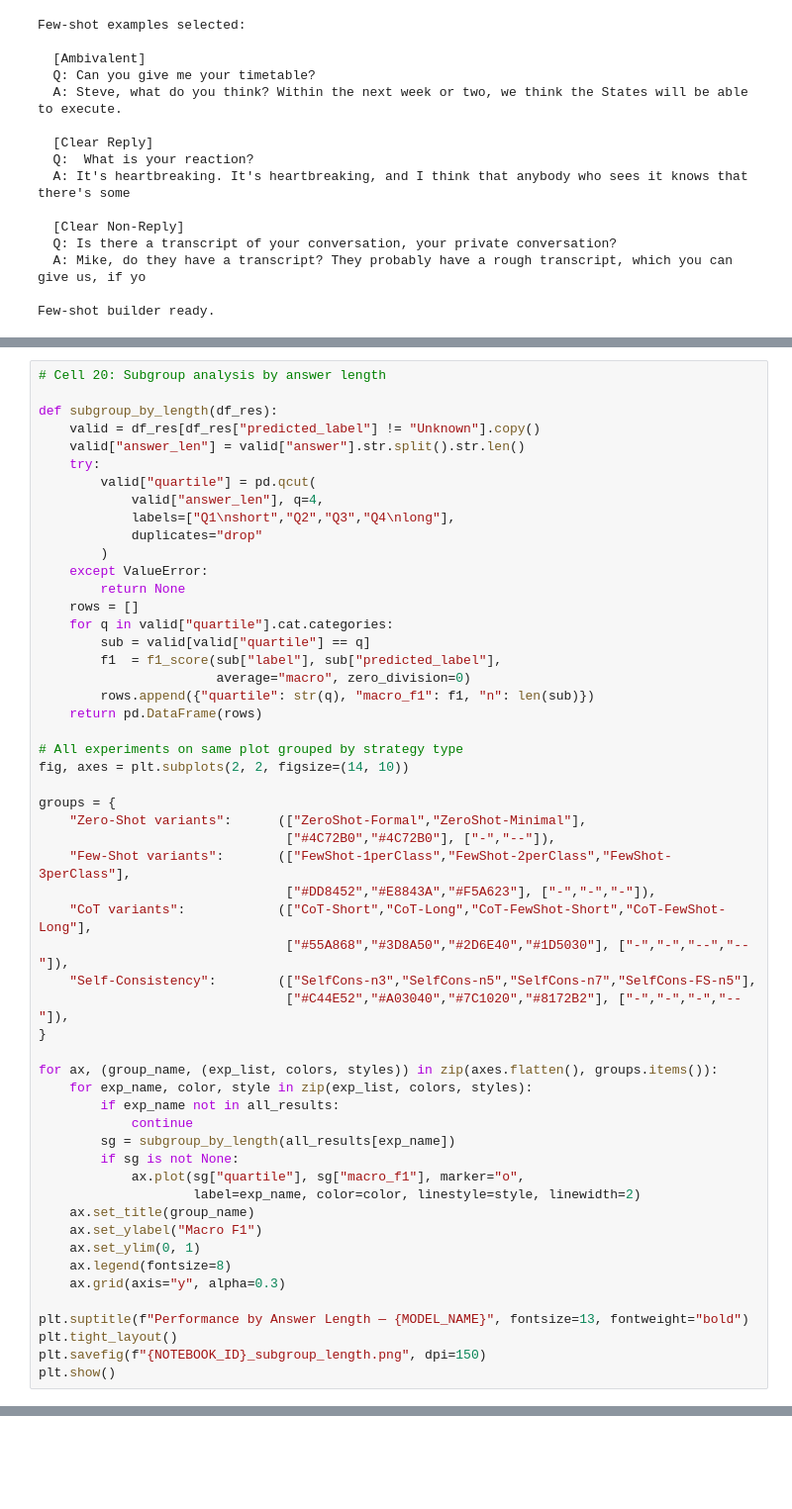
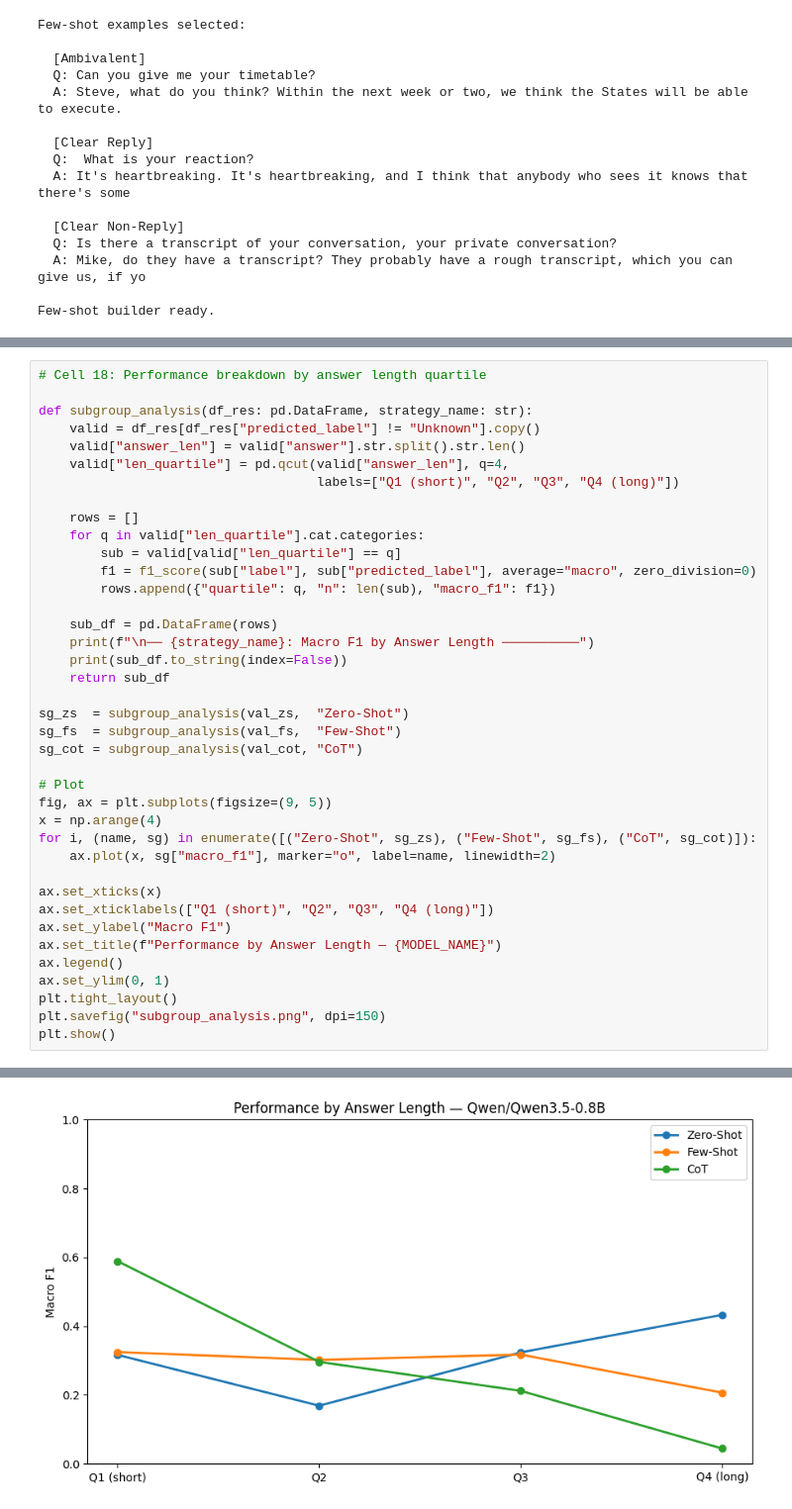
Before and after one commit to icyaria/deep-learning, a Jupyter notebook: qwen-qwen3-5-0-8b.ipynb, the cells around one changed output, grey strips where cells are left out. Shown at 99% size. Saved outputs shown, nothing was run; the diff lists cells and outputs as text; blank space fills up the shorter version.

```diff
--- a/qwen-qwen3-5-0-8b.ipynb
+++ b/qwen-qwen3-5-0-8b.ipynb
@@ -906,54 +729,40 @@ plt.show()
 # %%
-# Cell 20: Subgroup analysis by answer length
+# Cell 18: Performance breakdown by answer length quartile
 
-def subgroup_by_length(df_res):
+def subgroup_analysis(df_res: pd.DataFrame, strategy_name: str):
     valid = df_res[df_res["predicted_label"] != "Unknown"].copy()
     valid["answer_len"] = valid["answer"].str.split().str.len()
-    try:
-        valid["quartile"] = pd.qcut(
-            valid["answer_len"], q=4,
-            labels=["Q1\nshort","Q2","Q3","Q4\nlong"],
-            duplicates="drop"
-        )
-    except ValueError:
-        return None
+    valid["len_quartile"] = pd.qcut(valid["answer_len"], q=4,
+                                    labels=["Q1 (short)", "Q2", "Q3", "Q4 (long)"])
+
     rows = []
-    for q in valid["quartile"].cat.categories:
-        sub = valid[valid["quartile"] == q]
-        f1  = f1_score(sub["label"], sub["predicted_label"],
-                       average="macro", zero_division=0)
-        rows.append({"quartile": str(q), "macro_f1": f1, "n": len(sub)})
-    return pd.DataFrame(rows)
+    for q in valid["len_quartile"].cat.categories:
+        sub = valid[valid["len_quartile"] == q]
+        f1 = f1_score(sub["label"], sub["predicted_label"], average="macro", zero_division=0)
+        rows.append({"quartile": q, "n": len(sub), "macro_f1": f1})
 
-# All experiments on same plot grouped by strategy type
-fig, axes = plt.subplots(2, 2, figsize=(14, 10))
+    sub_df = pd.DataFrame(rows)
+    print(f"\n── {strategy_name}: Macro F1 by Answer Length ──────────")
+    print(sub_df.to_string(index=False))
+    return sub_df
 
-groups = {
-    "Zero-Shot variants":      (["ZeroShot-Formal","ZeroShot-Minimal"],
-                                ["#4C72B0","#4C72B0"], ["-","--"]),
-    "Few-Shot variants":       (["FewShot-1perClass","FewShot-2perClass","FewShot-3perClass"],
-                                ["#DD8452","#E8843A","#F5A623"], ["-","-","-"]),
-    "CoT variants":            (["CoT-Short","CoT-Long","CoT-FewShot-Short","CoT-FewShot-Long"],
-                                ["#55A868","#3D8A50","#2D6E40","#1D5030"], ["-","-","--","--"]),
-    "Self-Consistency":        (["SelfCons-n3","SelfCons-n5","SelfCons-n7","SelfCons-FS-n5"],
-                                ["#C44E52","#A03040","#7C1020","#8172B2"], ["-","-","-","--"]),
-}
+sg_zs  = subgroup_analysis(val_zs,  "Zero-Shot")
+sg_fs  = subgroup_analysis(val_fs,  "Few-Shot")
+sg_cot = subgroup_analysis(val_cot, "CoT")
 
-for ax, (group_name, (exp_list, colors, styles)) in zip(axes.flatten(), groups.items()):
-    for exp_name, color, style in zip(exp_list, colors, styles):
-        if exp_name not in all_results:
-            continue
-        sg = subgroup_by_length(all_results[exp_name])
-        if sg is not None:
-            ax.plot(sg["quartile"], sg["macro_f1"], marker="o",
-                    label=exp_name, color=color, linestyle=style, linewidth=2)
-    ax.set_title(group_name)
-    ax.set_ylabel("Macro F1")
-    ax.set_ylim(0, 1)
-    ax.legend(fontsize=8)
-    ax.grid(axis="y", alpha=0.3)
+# Plot
+fig, ax = plt.subplots(figsize=(9, 5))
+x = np.arange(4)
+for i, (name, sg) in enumerate([("Zero-Shot", sg_zs), ("Few-Shot", sg_fs), ("CoT", sg_cot)]):
+    ax.plot(x, sg["macro_f1"], marker="o", label=name, linewidth=2)
 
-plt.suptitle(f"Performance by Answer Length — {MODEL_NAME}", fontsize=13, fontweight="bold")
+ax.set_xticks(x)
+ax.set_xticklabels(["Q1 (short)", "Q2", "Q3", "Q4 (long)"])
+ax.set_ylabel("Macro F1")
+ax.set_title(f"Performance by Answer Length — {MODEL_NAME}")
+ax.legend()
+ax.set_ylim(0, 1)
 plt.tight_layout()
-plt.savefig(f"{NOTEBOOK_ID}_subgroup_length.png", dpi=150)
+plt.savefig("subgroup_analysis.png", dpi=150)
 plt.show()
+# %% [output]
@@ -959,0 +789 @@ plt.show()
+[figure, added]
```
Also changed, not shown: parts of 28 cells of this notebook.
